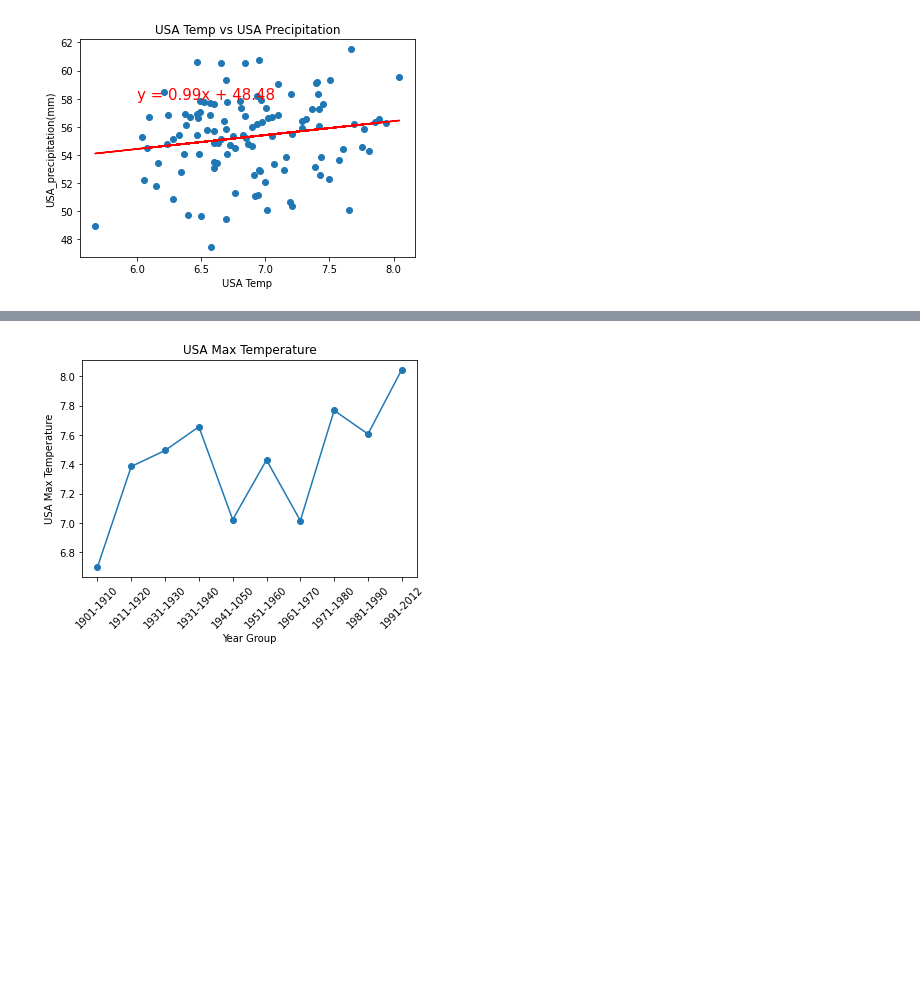
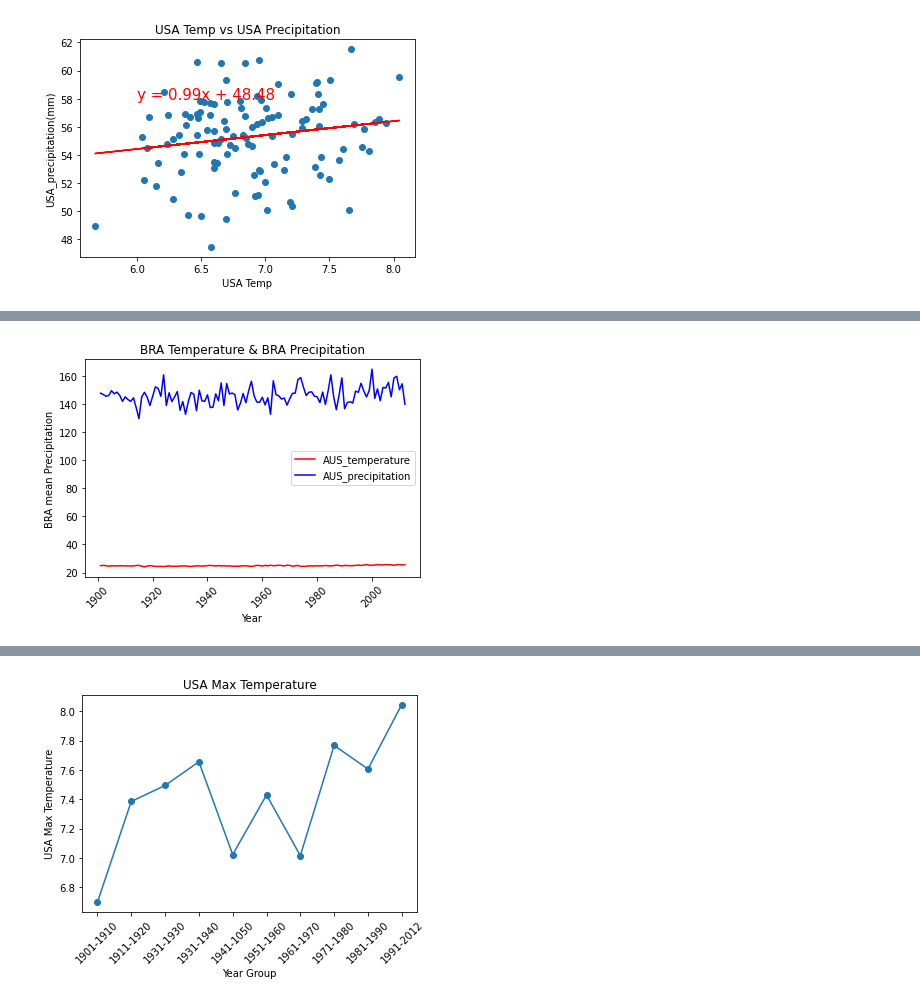
Before and after one commit to LineaFuller/Project_1, a Jupyter notebook: Temp vs Pre.ipynb, the cells around one changed output, grey strips where cells are left out. Saved outputs shown, nothing was run; the diff lists cells and outputs as text; code cells hidden in the pictures; blank space fills up the shorter version.

```diff
--- a/Temp vs Pre.ipynb
+++ b/Temp vs Pre.ipynb
@@ -80,0 +74,15 @@ summary_df
+# %%
+BRA_temp=Data["BRA Temperature (C)"]
+BRA_Pre=Data["Brazil Precipitation (mm)"]
+plt.plot(year,BRA_temp, "-r", label="AUS_temperature")
+plt.plot(year,BRA_Pre,"-b", label="AUS_precipitation")
+plt.xlabel("Year ")
+plt.ylabel("BRA mean Temperature")
+plt.ylabel("BRA mean Precipitation")
+plt.legend()
+plt.title("BRA Temperature & BRA Precipitation")
+plt.xticks(rotation = 45)
+plt.savefig('BRA_Temp_Pre.png')
+plt.show()
+# %% [output]
+[figure, added]
```
Also changed, not shown: parts of 9 cells of this notebook, 7 other files.
